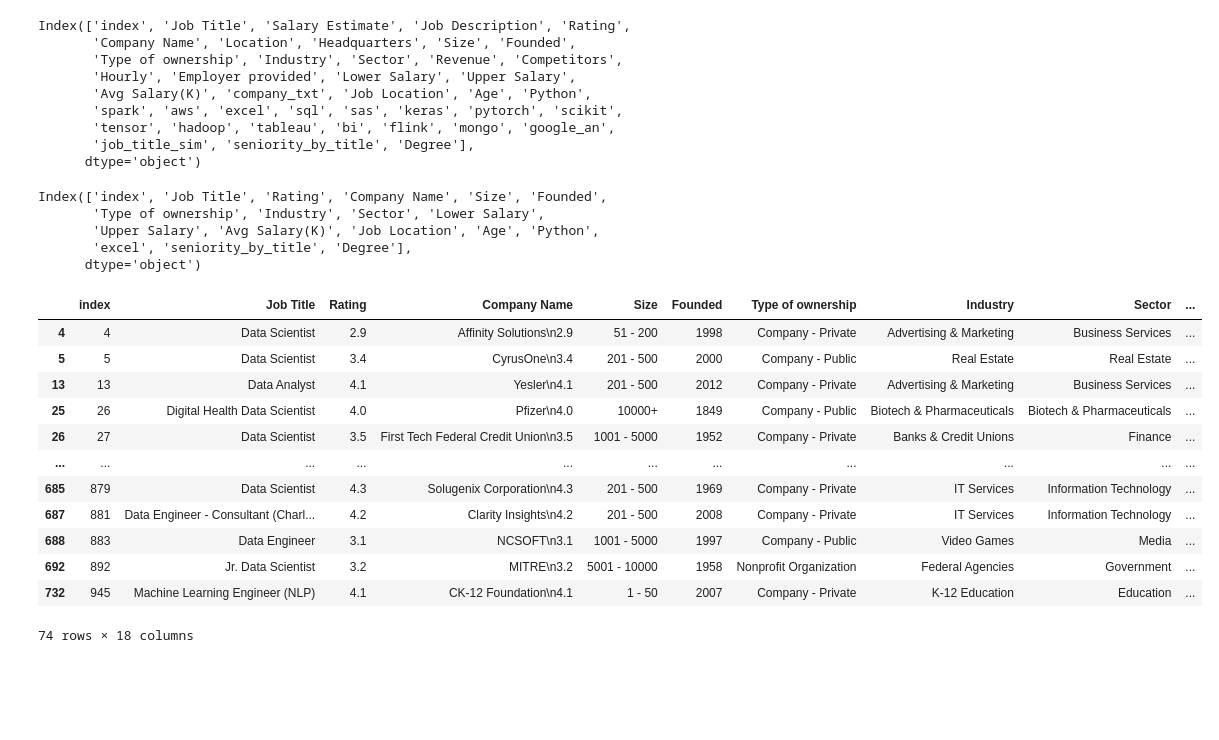
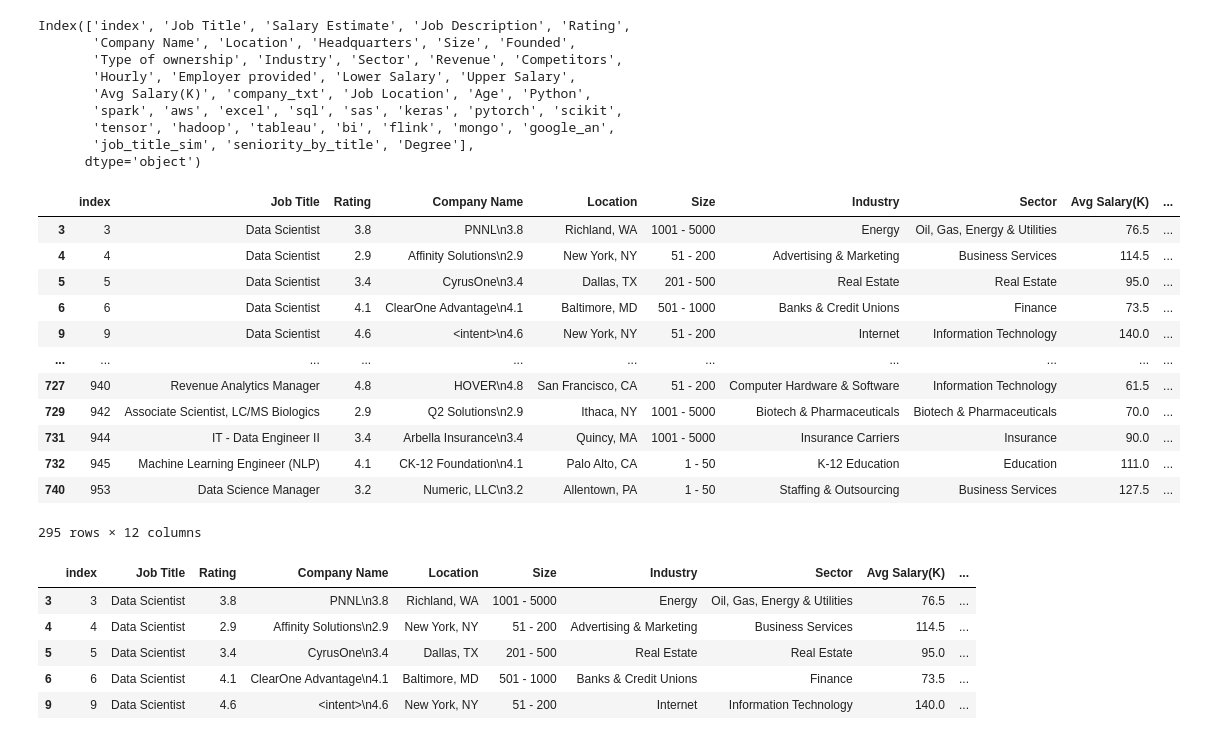
Before and after one commit to RunawayFromMeBby/Data-Science-Salary-Analysis, a Jupyter notebook: company size vs avg salary.ipynb, the cells around one changed output. Drawn from its saved outputs; the diff is of its cells as text; code cells hidden in the pictures; blank space fills up the shorter version.

```diff
--- a/company size vs avg salary.ipynb
+++ b/company size vs avg salary.ipynb
@@ -36,11 +36,11 @@ Index(['index', 'Job Title', 'Salary Estimate', 'Job Description', 'Rating',
       dtype='object')
 # %%
 # For purposes of data analysis, only going to keep relevant columns
-data_analysis_df = data_science_jobs_df.drop(columns = ['Salary Estimate','Job Description','Headquarters','Location','Revenue','Competitors',
-                                                         'company_txt','spark','aws',
-                                                         'sql','sas','keras','pytorch','scikit',
-                                                         'tensor','hadoop','tableau','bi','flink',
-                                                         'mongo','google_an','job_title_sim','Hourly','Employer provided'])
+data_analysis_df = data_science_jobs_df.drop(columns = ['Salary Estimate','Job Description','Headquarters','Revenue','Competitors',
+                                                         'company_txt','spark','aws','sql','sas','keras','pytorch','scikit','tensor','hadoop',
+                                                        'tableau','bi','flink','mongo','google_an','job_title_sim','Hourly','Employer provided',
+                                                        'Python','excel','Age','Lower Salary','Upper Salary', 'Type of ownership','Founded'
+                                                        ])
 # Dropped all 'sr' positions in the 'seniority_by_title' column
 data_analysis_df.drop(data_analysis_df[data_analysis_df['seniority_by_title']=='sr'].index,inplace = True)
 
@@ -51,20 +51,22 @@ data_analysis_df.drop(data_analysis_df[data_analysis_df['Degree']=='P'].index,in
 # Dropped rows with an unknown company size
 data_analysis_df.drop(data_analysis_df[data_analysis_df['Size']=='unknown'].index,inplace = True)
 
-# Dropped rows with Python values=0 (Meaning don't require python)
-data_analysis_df.drop(data_analysis_df[data_analysis_df['Python']== 0].index,inplace = True)
 
-# Dropped rows with Excel values=0 (Meaning don't require Excel)
-data_analysis_df.drop(data_analysis_df[data_analysis_df['excel']== 0].index,inplace = True)
-
-
-data_analysis_df.columns
+data_analysis_df
 # %% [output]
+|  | index | Job Title | Rating | Company Name | Location | Size | Industry | Sector | Avg Salary(K) | ... |
+| 3 | 3 | Data Scientist | 3.8 | PNNL\n3.8 | Richland, WA | 1001 - 5000 | Energy | Oil, Gas, Energy & Utilities | 76.5 | ... |
+| 4 | 4 | Data Scientist | 2.9 | Affinity Solutions\n2.9 | New York, NY | 51 - 200 | Advertising & Marketing | Business Services | 114.5 | ... |
+| 5 | 5 | Data Scientist | 3.4 | CyrusOne\n3.4 | Dallas, TX | 201 - 500 | Real Estate | Real Estate | 95.0 | ... |
+| 6 | 6 | Data Scientist | 4.1 | ClearOne Advantage\n4.1 | Baltimore, MD | 501 - 1000 | Banks & Credit Unions | Finance | 73.5 | ... |
+| 9 | 9 | Data Scientist | 4.6 | <intent>\n4.6 | New York, NY | 51 - 200 | Internet | Information Technology | 140.0 | ... |
+| ... | ... | ... | ... | ... | ... | ... | ... | ... | ... | ... |
+| 727 | 940 | Revenue Analytics Manager | 4.8 | HOVER\n4.8 | San Francisco, CA | 51 - 200 | Computer Hardware & Software | Information Technology | 61.5 | ... |
+| 729 | 942 | Associate Scientist, LC/MS Biologics | 2.9 | Q2 Solutions\n2.9 | Ithaca, NY | 1001 - 5000 | Biotech & Pharmaceuticals | Biotech & Pharmaceuticals | 70.0 | ... |
+| 731 | 944 | IT - Data Engineer II | 3.4 | Arbella Insurance\n3.4 | Quincy, MA | 1001 - 5000 | Insurance Carriers | Insurance | 90.0 | ... |
+| 732 | 945 | Machine Learning Engineer (NLP) | 4.1 | CK-12 Foundation\n4.1 | Palo Alto, CA | 1 - 50 | K-12 Education | Education | 111.0 | ... |
+| 740 | 953 | Data Science Manager | 3.2 | Numeric, LLC\n3.2 | Allentown, PA | 1 - 50 | Staffing & Outsourcing | Business Services | 127.5 | ... |
-Index(['index', 'Job Title', 'Rating', 'Company Name', 'Size', 'Founded',
-       'Type of ownership', 'Industry', 'Sector', 'Lower Salary',
-       'Upper Salary', 'Avg Salary(K)', 'Job Location', 'Age', 'Python',
-       'excel', 'seniority_by_title', 'Degree'],
-      dtype='object')
+295 rows × 12 columns
 # %%
 # Picking out unwanted job titles from the remaining list of jobs, picking them based on not
 # sounding entry level and any non-relevant
@@ -72,49 +74,42 @@ Index(['index', 'Job Title', 'Rating', 'Company Name', 'Size', 'Founded',
 unwanted_job_titles = ['College Hire - Data Scientist - Open to December 2019 Graduates',
                        'Data Analytics Manager','MongoDB Data Engineer II','VP, Data Science',
                       'Staff Machine Learning Engineer','Staff Scientist',
                        'Director - Data, Privacy and AI Governance',
                       'Associate Data Analyst- Graduate Development Program','IT - Data Engineer II',
                       'Staff Scientist- Upstream PD','Director Data Science',
                        'Associate Machine Learning Engineer / Data Scientist May 2020 Undergrad',
                       'Data Science Manager','Data Analyst 2 (Missionary Department)','Manager of Data Science',
                       'Quality Control Scientist III- Analytical Development',
                        'Software Engineer Staff Scientist: Human Language Technologies',
                       'Data Scientist / Machine Learning Expert','Data Management Specialist','Project Scientist',
                       'Business Data Analyst, SQL','Systems Engineer II - Data Analyst',
                       'Manager, Safety Scientist, Medical Safety & Risk Management','Revenue Analytics Manager',
                       'Associate Data Analyst','Associate Scientist, LC/MS Biologics',
                       'Corporate Risk Data Analyst (SQL Based) - Milwaukee or',
-                      'Marketing Data Analyst, May 2020 Undergrad','IT Associate Data Analyst',
+                      'Marketing Data Analyst, May 2020 Undergrad','IT Associate Data Analyst','Data Science Manager'
                       ]
 
 
 # Dropping all the rows with positions in the unwanted_job_titles
 for unwanted in unwanted_job_titles:
     data_analysis_df.drop(data_analysis_df[data_analysis_df['Job Title'] == unwanted].index,inplace = True)
 
 
-data_analysis_df
+data_analysis_df.head()
 
 
-# Made list of all jobs to easily pick out which ones we shouldn't include
+#Made list of all jobs to easily pick out which ones we shouldn't include
 # counter = 0
 # for job in data_analysis_df['Job Title'].unique():
 #     counter += 1
 #     print("{}.{}".format(counter,job))
 # %% [output]
-|  | index | Job Title | Rating | Company Name | Size | Founded | Type of ownership | Industry | Sector | ... |
-| 4 | 4 | Data Scientist | 2.9 | Affinity Solutions\n2.9 | 51 - 200 | 1998 | Company - Private | Advertising & Marketing | Business Services | ... |
-| 5 | 5 | Data Scientist | 3.4 | CyrusOne\n3.4 | 201 - 500 | 2000 | Company - Public | Real Estate | Real Estate | ... |
-| 13 | 13 | Data Analyst | 4.1 | Yesler\n4.1 | 201 - 500 | 2012 | Company - Private | Advertising & Marketing | Business Services | ... |
-| 25 | 26 | Digital Health Data Scientist | 4.0 | Pfizer\n4.0 | 10000+ | 1849 | Company - Public | Biotech & Pharmaceuticals | Biotech & Pharmaceuticals | ... |
-| 26 | 27 | Data Scientist | 3.5 | First Tech Federal Credit Union\n3.5 | 1001 - 5000 | 1952 | Company - Private | Banks & Credit Unions | Finance | ... |
-| ... | ... | ... | ... | ... | ... | ... | ... | ... | ... | ... |
-| 685 | 879 | Data Scientist | 4.3 | Solugenix Corporation\n4.3 | 201 - 500 | 1969 | Company - Private | IT Services | Information Technology | ... |
-| 687 | 881 | Data Engineer - Consultant (Charl... | 4.2 | Clarity Insights\n4.2 | 201 - 500 | 2008 | Company - Private | IT Services | Information Technology | ... |
-| 688 | 883 | Data Engineer | 3.1 | NCSOFT\n3.1 | 1001 - 5000 | 1997 | Company - Public | Video Games | Media | ... |
-| 692 | 892 | Jr. Data Scientist | 3.2 | MITRE\n3.2 | 5001 - 10000 | 1958 | Nonprofit Organization | Federal Agencies | Government | ... |
-| 732 | 945 | Machine Learning Engineer (NLP) | 4.1 | CK-12 Foundation\n4.1 | 1 - 50 | 2007 | Company - Private | K-12 Education | Education | ... |
+|  | index | Job Title | Rating | Company Name | Location | Size | Industry | Sector | Avg Salary(K) | ... |
+| 3 | 3 | Data Scientist | 3.8 | PNNL\n3.8 | Richland, WA | 1001 - 5000 | Energy | Oil, Gas, Energy & Utilities | 76.5 | ... |
+| 4 | 4 | Data Scientist | 2.9 | Affinity Solutions\n2.9 | New York, NY | 51 - 200 | Advertising & Marketing | Business Services | 114.5 | ... |
+| 5 | 5 | Data Scientist | 3.4 | CyrusOne\n3.4 | Dallas, TX | 201 - 500 | Real Estate | Real Estate | 95.0 | ... |
+| 6 | 6 | Data Scientist | 4.1 | ClearOne Advantage\n4.1 | Baltimore, MD | 501 - 1000 | Banks & Credit Unions | Finance | 73.5 | ... |
+| 9 | 9 | Data Scientist | 4.6 | <intent>\n4.6 | New York, NY | 51 - 200 | Internet | Information Technology | 140.0 | ... |
-74 rows × 18 columns
 # %%
 # Making a scatter plot of the average salaries by company size
 
```
Also changed, not shown: parts of 6 cells of this notebook, 4 other files.
